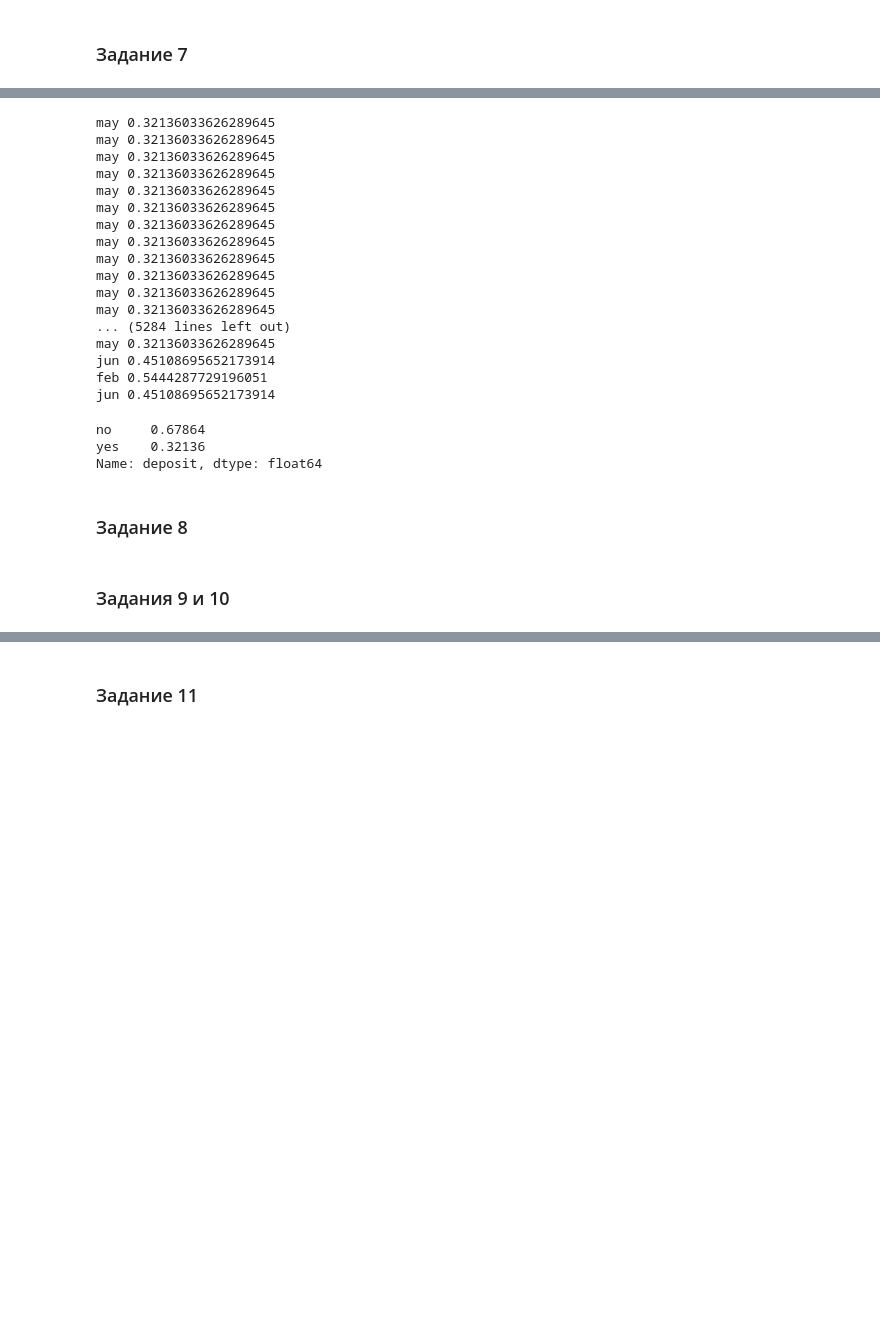
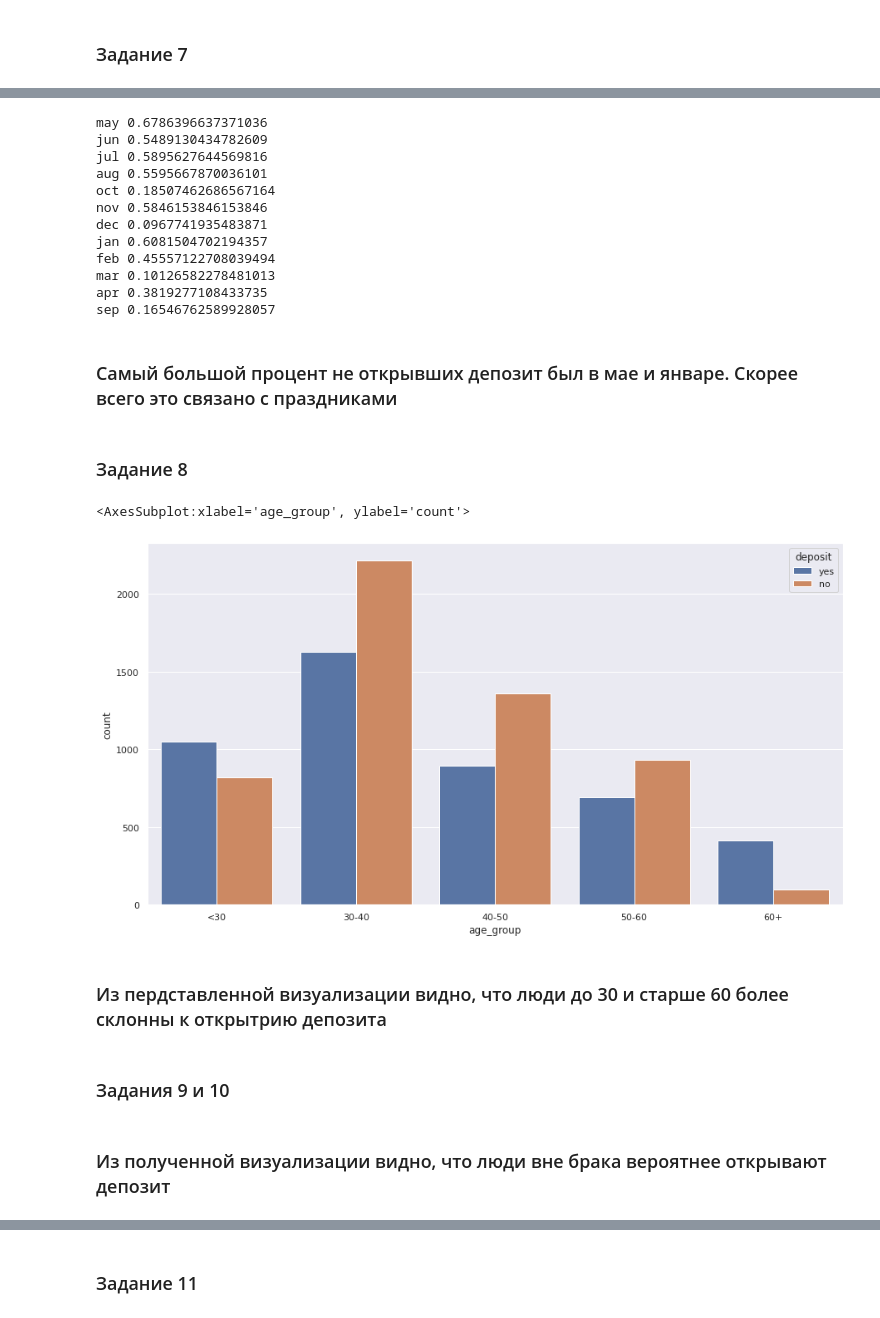
Before and after one commit to PiVania/Pis_Git, a Jupyter notebook: project4/Project_4_ML.ipynb, the cells around one changed output, grey strips where cells are left out. Drawn from its saved outputs; the diff is of its cells as text; code cells hidden in the pictures; blank space fills up the shorter version.

```diff
--- a/project4/Project_4_ML.ipynb
+++ b/project4/Project_4_ML.ipynb
@@ -247,31 +268,22 @@ Name: deposit, dtype: float64
 # %%
 # узнайте, в каком месяце чаще всего отказывались от предложения открыть депозит
-month = cleaned_df['month'].values
-for i in range(len(cleaned_df['month'].values)):
-    print(month[i], cleaned_df[cleaned_df['month'] == month[i]]['deposit'].value_counts(normalize=True, sort=False)[0])
+month = pd.unique(cleaned_df['month'])
+for i in range(len(month)):
+    print(month[i], cleaned_df[cleaned_df['month'] == month[i]]['deposit'].value_counts(normalize=True, sort=False)[1])
 # %% [output]
-may 0.32136033626289645
-may 0.32136033626289645
-may 0.32136033626289645
-may 0.32136033626289645
-may 0.32136033626289645
-may 0.32136033626289645
-may 0.32136033626289645
-may 0.32136033626289645
-may 0.32136033626289645
-may 0.32136033626289645
-may 0.32136033626289645
-may 0.32136033626289645
-... (5284 lines left out)
-may 0.32136033626289645
-jun 0.45108695652173914
-feb 0.5444287729196051
-jun 0.45108695652173914
+may 0.6786396637371036
+jun 0.5489130434782609
+jul 0.5895627644569816
+aug 0.5595667870036101
+oct 0.18507462686567164
+nov 0.5846153846153846
+dec 0.0967741935483871
+jan 0.6081504702194357
+feb 0.45557122708039494
+mar 0.10126582278481013
+apr 0.3819277108433735
+sep 0.16546762589928057
-# %%
-cleaned_df[cleaned_df['month'] == 'may']['deposit'].value_counts(normalize=True, sort=F)
-# %% [output]
-no     0.67864
-yes    0.32136
-Name: deposit, dtype: float64
+# %% [markdown]
+### Самый большой процент не открывших депозит был в мае и январе. Скорее всего это связано с праздниками
 # %% [markdown]
 ### Задание 8
@@ -280,3 +290,11 @@ Name: deposit, dtype: float64
+# %%
+cleaned_df['age_group'] = pd.cut(cleaned_df.age, [0,30,40,50,60,9999], labels = ['<30','30-40','40-50','50-60','60+'])
+sns.countplot(x="age_group", hue="deposit", data=cleaned_df)
+# %% [output]
+<AxesSubplot:xlabel='age_group', ylabel='count'>
+[figure, added]
+# %% [markdown]
+### Из пердставленной визуализации видно, что люди до 30 и старше 60 более склонны к открытрию депозита
 # %% [markdown]
 ### Задания 9 и 10
 # %%
@@ -284,2 +312,4 @@ Name: deposit, dtype: float64
+# %% [markdown]
+### Из полученной визуализации видно, что люди вне брака вероятнее открывают депозит
 # %%
 # постройте визуализации для открывших и неоткрывших депозит в зависимости от образования
```
Also changed, not shown: parts of 70 cells of this notebook.
